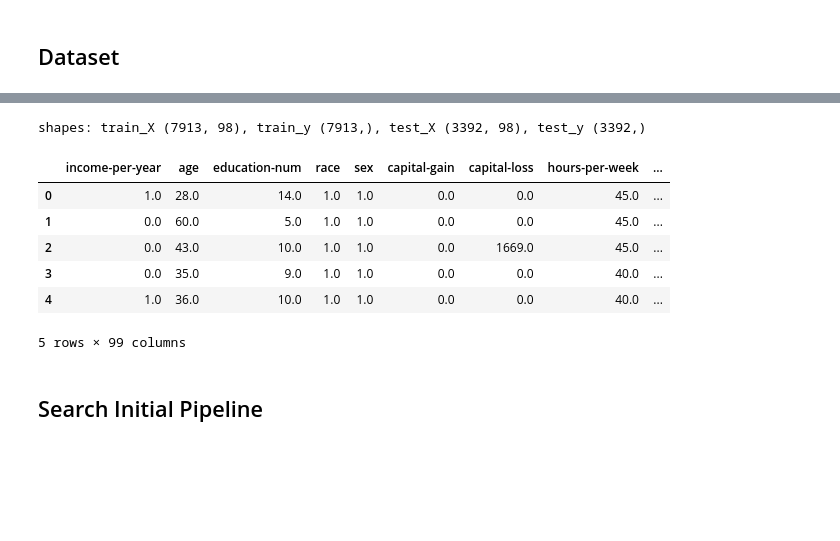
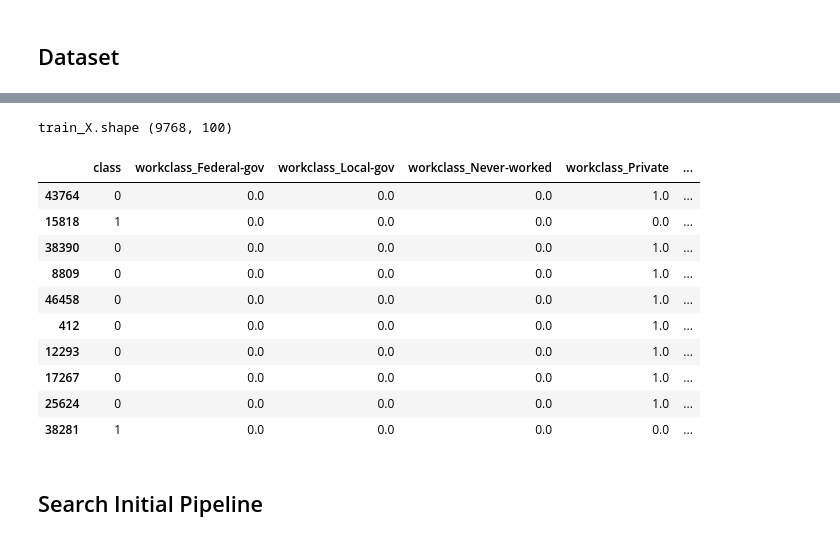
Before and after one commit to IBM/lale, a Jupyter notebook: examples/demo_aif360_more.ipynb, the cells around one changed output, grey strips where cells are left out. Drawn from its saved outputs; the diff is of its cells as text; code cells hidden in the pictures; blank space fills up the shorter version.

```diff
--- a/examples/demo_aif360_more.ipynb
+++ b/examples/demo_aif360_more.ipynb
@@ -16,19 +3,21 @@ WARNING:root:Missing Data: 3620 rows removed from AdultDataset.
-# %%
-import pandas as pd
-from lale.lib.aif360 import dataset_to_pandas
-#using only 25% of the data so this notebook runs faster
-used_ds, ignore_ds = orig_ds.split([0.25], shuffle=True, seed=42)
-train_ds, test_ds = used_ds.split([0.7])
-train_X, train_y = dataset_to_pandas(train_ds)
-test_X, test_y = dataset_to_pandas(test_ds)
-print(f'shapes: train_X {train_X.shape}, train_y {train_y.shape}, test_X {test_X.shape}, test_y {test_y.shape}')
-pd.concat([train_y.head(), train_X.head()], axis=1)
-# %% [output]
-shapes: train_X (7913, 98), train_y (7913,), test_X (3392, 98), test_y (3392,)
-|  | income-per-year | age | education-num | race | sex | capital-gain | capital-loss | hours-per-week | ... |
-| 0 | 1.0 | 28.0 | 14.0 | 1.0 | 1.0 | 0.0 | 0.0 | 45.0 | ... |
-| 1 | 0.0 | 60.0 | 5.0 | 1.0 | 1.0 | 0.0 | 0.0 | 45.0 | ... |
-| 2 | 0.0 | 43.0 | 10.0 | 1.0 | 1.0 | 0.0 | 1669.0 | 45.0 | ... |
-| 3 | 0.0 | 35.0 | 9.0 | 1.0 | 1.0 | 0.0 | 0.0 | 40.0 | ... |
-| 4 | 1.0 | 36.0 | 10.0 | 1.0 | 1.0 | 0.0 | 0.0 | 40.0 | ... |
-5 rows × 99 columns
+# %%
+from lale.lib.aif360 import fetch_adult_df
+(train_X, train_y), (test_X, test_y) = fetch_adult_df(test_size=0.8)
+# %%
+import pandas as pd
+print(f'train_X.shape {train_X.shape}')
+pd.options.display.max_columns = None
+pd.concat([train_y.head(10), train_X.head(10)], axis=1)
+# %% [output]
+train_X.shape (9768, 100)
+|  | class | workclass_Federal-gov | workclass_Local-gov | workclass_Never-worked | workclass_Private | ... |
+| 43764 | 0 | 0.0 | 0.0 | 0.0 | 1.0 | ... |
+| 15818 | 1 | 0.0 | 0.0 | 0.0 | 0.0 | ... |
+| 38390 | 0 | 0.0 | 0.0 | 0.0 | 1.0 | ... |
+| 8809 | 0 | 0.0 | 0.0 | 0.0 | 1.0 | ... |
+| 46458 | 0 | 0.0 | 0.0 | 0.0 | 1.0 | ... |
+| 412 | 0 | 0.0 | 0.0 | 0.0 | 1.0 | ... |
+| 12293 | 0 | 0.0 | 0.0 | 0.0 | 1.0 | ... |
+| 17267 | 0 | 0.0 | 0.0 | 0.0 | 1.0 | ... |
+| 25624 | 0 | 0.0 | 0.0 | 0.0 | 1.0 | ... |
+| 38281 | 1 | 0.0 | 0.0 | 0.0 | 0.0 | ... |
```
Also changed, not shown: parts of 13 cells of this notebook, 6 other files.
